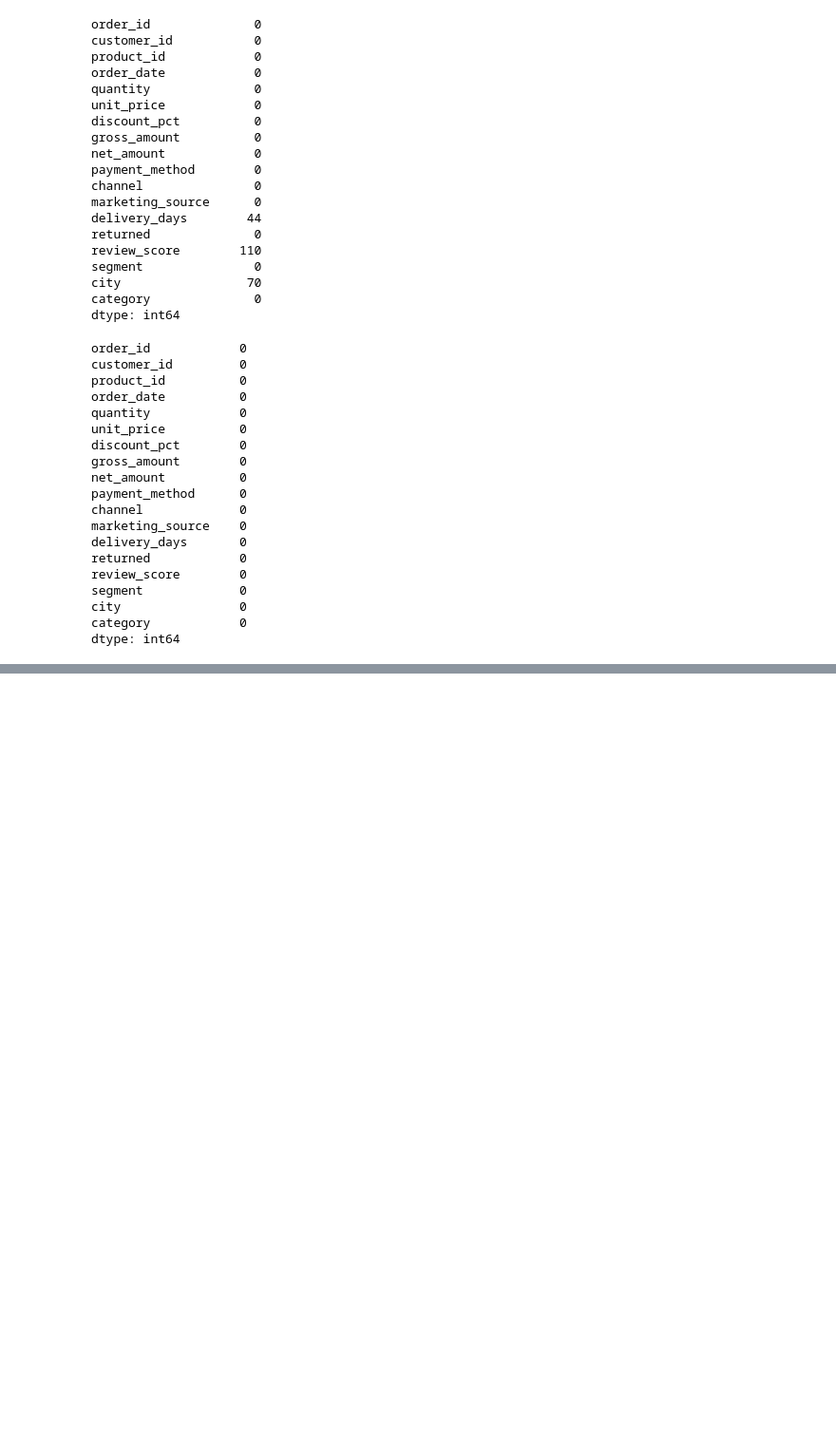
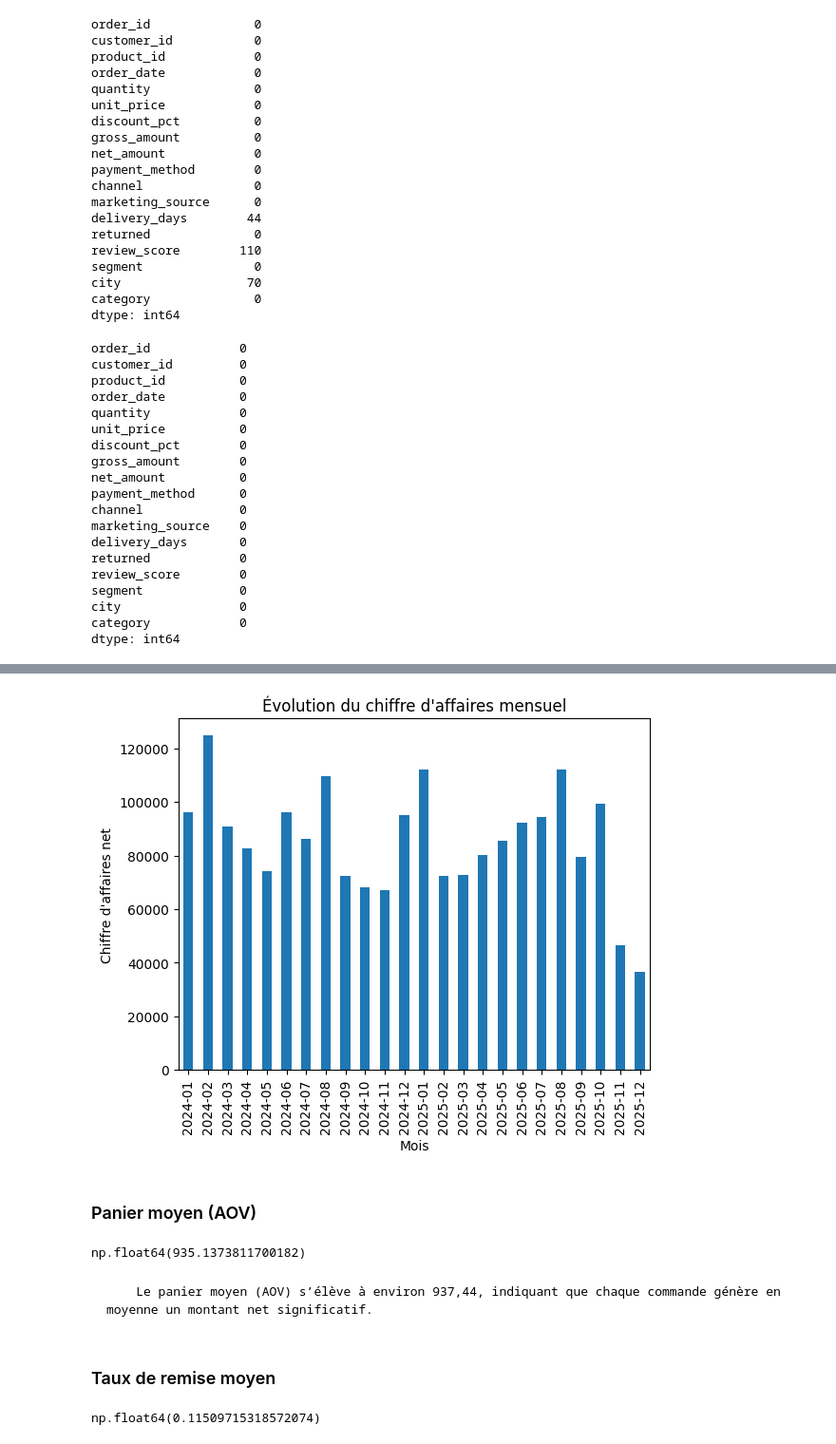
Before and after one commit to Poincare008/Mini_Projet_Pandas, a Jupyter notebook: Mini_Projet_Pandas.ipynb, the cells around one changed output, grey strips where cells are left out. Shown at 95% size. Cells and saved outputs as stored; diff of their text form; code cells hidden in the pictures; blank space fills up the shorter version.

```diff
--- a/Mini_Projet_Pandas.ipynb
+++ b/Mini_Projet_Pandas.ipynb
@@ -445,0 +373,2 @@ order_lines.to_csv("C:/Users/hp/Documents/Mini_Projet_Pandas/data/processed/orde
+# %%
+order_lines = order_lines[order_lines["quantity"] > 0]
@@ -445,0 +391,2 @@ order_lines.to_csv("C:/Users/hp/Documents/Mini_Projet_Pandas/data/processed/orde
+# %%
+order_lines = order_lines[order_lines["delivery_days"] <= 30]
@@ -445,0 +397,9 @@ order_lines.to_csv("C:/Users/hp/Documents/Mini_Projet_Pandas/data/processed/orde
+# %%
+order_lines["montant_brut_calcule"] = order_lines["gross_amount"]
+order_lines["montant_net_calcule"] = (
+    order_lines["montant_brut_calcule"] * (1 - order_lines["discount_pct"])
+)
+
+order_lines["ecart_montant"] = (
+    order_lines["net_amount"] - order_lines["montant_net_calcule"]
+)
@@ -445,0 +418,4 @@ order_lines.to_csv("C:/Users/hp/Documents/Mini_Projet_Pandas/data/processed/orde
+# %%
+order_lines["month"] = order_lines["order_date"].dt.to_period("M")
+ca_mensuel = order_lines.groupby("month")["net_amount"].sum()
+ca_mensuel
@@ -445,0 +461,22 @@ order_lines.to_csv("C:/Users/hp/Documents/Mini_Projet_Pandas/data/processed/orde
+# %%
+ca_mensuel.plot(kind="bar", title="Évolution du chiffre d'affaires mensuel")
+plt.xlabel("Mois")
+plt.ylabel("Chiffre d'affaires net")
+plt.show()
+# %% [output]
+[figure, added]
+# %% [markdown]
+### Panier moyen (AOV)
+# %%
+aov = order_lines.groupby("order_id")["net_amount"].sum().mean()
+aov
+# %% [output]
+np.float64(935.1373811700182)
+# %% [markdown]
+        Le panier moyen (AOV) s’élève à environ 937,44, indiquant que chaque commande génère en moyenne un montant net significatif.
+# %% [markdown]
+###                     Taux de remise moyen
+# %%
+order_lines["discount_pct"].mean()
+# %% [output]
+np.float64(0.11509715318572074)
```
Also changed, not shown: parts of 58 cells of this notebook, 1 other file.
